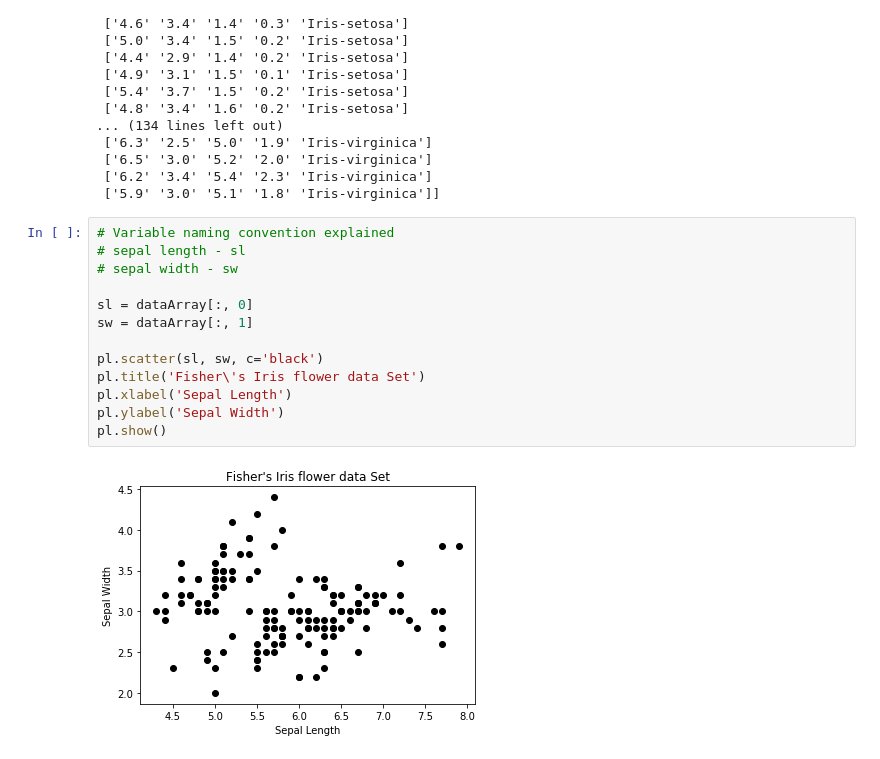
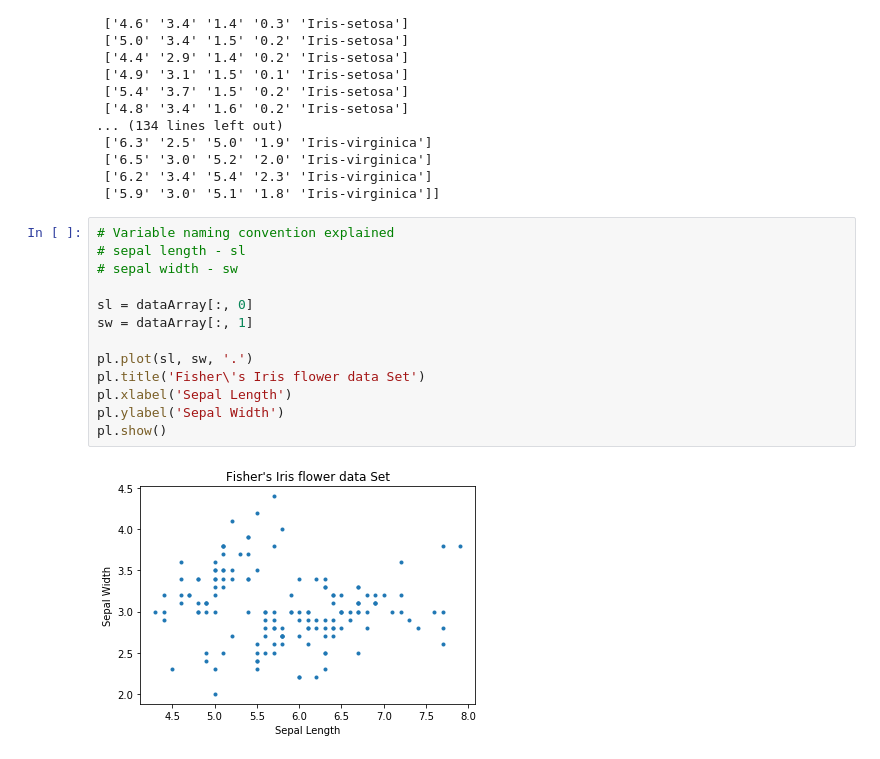
Before and after one commit to MindaugasVainauskas/jupyter-numpy-problems, a Jupyter notebook: Iris Data Set. Problem sheet 3.ipynb, the cells around one changed output. Saved outputs shown, nothing was run; the diff lists cells and outputs as text.

```diff
--- a/Iris Data Set. Problem sheet 3.ipynb
+++ b/Iris Data Set. Problem sheet 3.ipynb
@@ -47,18 +47,18 @@ dataArray = read_iris_data('data/iris.csv')
 # %%
 # Variable naming convention explained
 # sepal length - sl
 # sepal width - sw
 
 sl = dataArray[:, 0]
 sw = dataArray[:, 1]
 
-pl.scatter(sl, sw, c='black')
+pl.plot(sl, sw, '.')
 pl.title('Fisher\'s Iris flower data Set')
 pl.xlabel('Sepal Length')
 pl.ylabel('Sepal Width')
 pl.show()
 # %% [output]
-[figure, old version]
+[figure, new version]
 # %%
 sl = dataArray[:, 0]
 sw = dataArray[:, 1]
```
Also changed, not shown: parts of 1 cell of this notebook.
